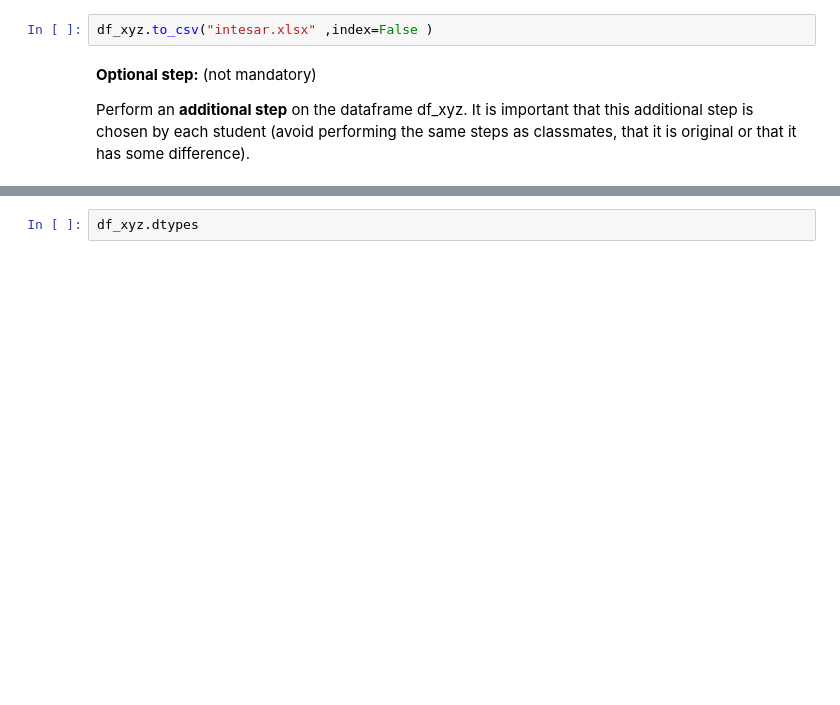
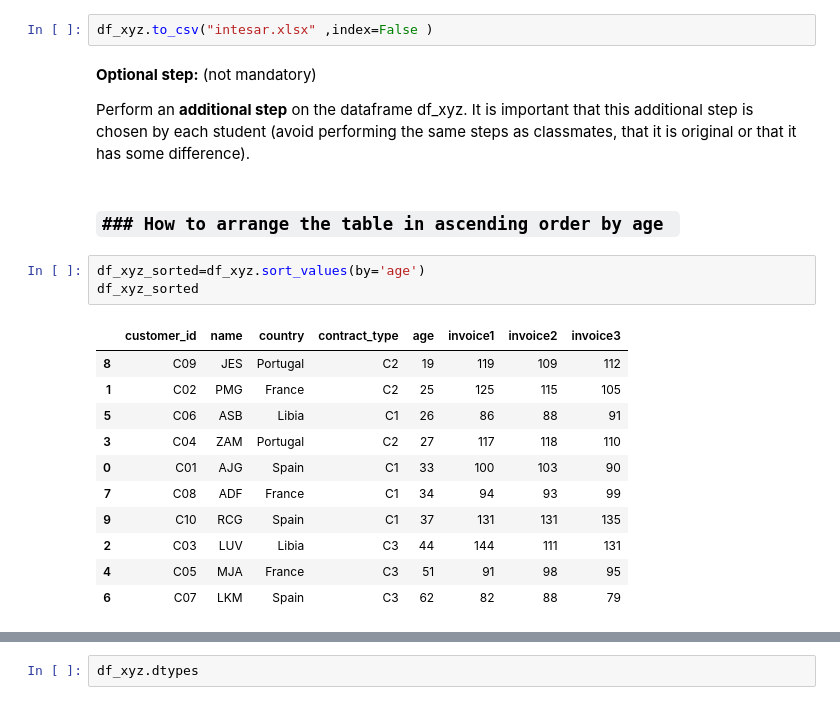
Before and after one commit to intisar2024/master_ITM, a Jupyter notebook: Assesment_M04.ipynb, the cells around one changed output, grey strips where cells are left out. Saved outputs shown, nothing was run; the diff lists cells and outputs as text; blank space fills up the shorter version.

```diff
--- a/Assesment_M04.ipynb
+++ b/Assesment_M04.ipynb
@@ -244,3 +244,20 @@ df_xyz.to_csv("intesar.xlsx" ,index=False )
 __Optional step:__ (not mandatory)
 
 Perform an __additional step__ on the dataframe df_xyz. It is important that this additional step is chosen by each student (avoid performing the same steps as classmates, that it is original or that it has some difference).
+# %% [markdown]
+### **`### How to arrange the table in ascending order by age `**
+# %%
+df_xyz_sorted=df_xyz.sort_values(by='age')
+df_xyz_sorted
+# %% [output]
+|  | customer_id | name | country | contract_type | age | invoice1 | invoice2 | invoice3 |
+| 8 | C09 | JES | Portugal | C2 | 19 | 119 | 109 | 112 |
+| 1 | C02 | PMG | France | C2 | 25 | 125 | 115 | 105 |
+| 5 | C06 | ASB | Libia | C1 | 26 | 86 | 88 | 91 |
+| 3 | C04 | ZAM | Portugal | C2 | 27 | 117 | 118 | 110 |
+| 0 | C01 | AJG | Spain | C1 | 33 | 100 | 103 | 90 |
+| 7 | C08 | ADF | France | C1 | 34 | 94 | 93 | 99 |
+| 9 | C10 | RCG | Spain | C1 | 37 | 131 | 131 | 135 |
+| 2 | C03 | LUV | Libia | C3 | 44 | 144 | 111 | 131 |
+| 4 | C05 | MJA | France | C3 | 51 | 91 | 98 | 95 |
+| 6 | C07 | LKM | Spain | C3 | 62 | 82 | 88 | 79 |
```
Also changed, not shown: parts of 3 cells of this notebook.
